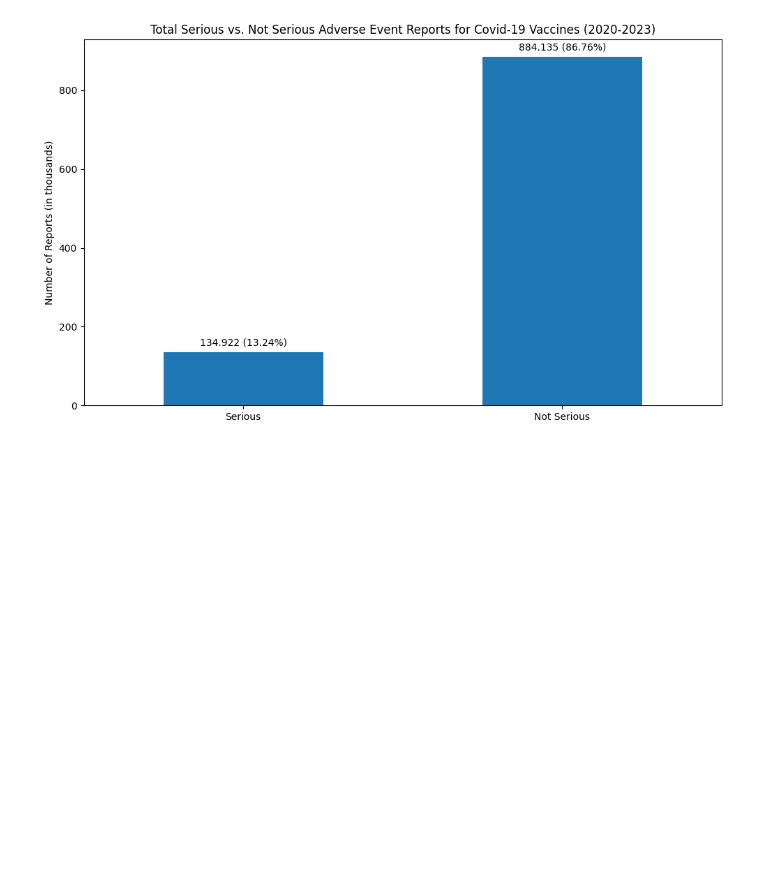
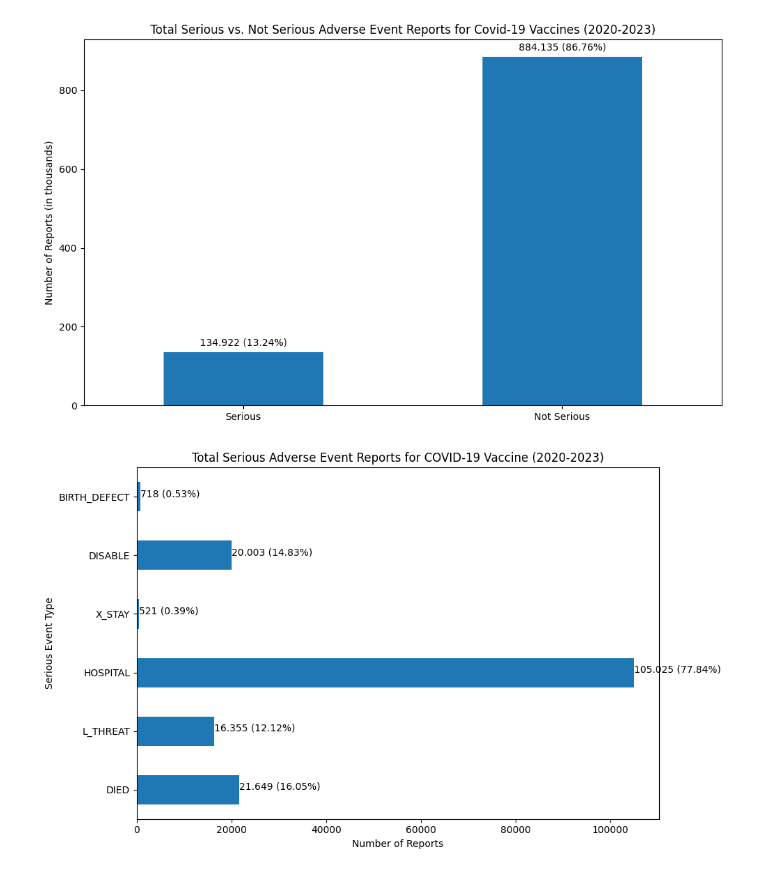
Before and after one commit to ZaNioxX/Masterarbeit, a Jupyter notebook: Data_Exploration/serious_events.ipynb, the cells around one changed output. Drawn from its saved outputs; the diff is of its cells as text; code cells hidden in the pictures; blank space fills up the shorter version.

```diff
--- a/Data_Exploration/serious_events.ipynb
+++ b/Data_Exploration/serious_events.ipynb
@@ -258,3 +389,69 @@ plt.savefig('/Users/sep/PycharmProjects/Masterarbeit/Plots/Data_Exploration/Seri
 plt.show()
 # %% [output]
 [figure]
+# %%
+import pandas as pd
+import matplotlib.pyplot as plt
+
+# Define the columns that indicate a serious report
+serious_columns = ['DIED', 'L_THREAT', 'HOSPITAL', 'X_STAY', 'DISABLE', 'BIRTH_DEFECT']
+
+# Initialize a dictionary to store the counts for each serious event
+serious_counts = {column: 0 for column in serious_columns}
+
+# Initialize a counter for the total number of entries with any serious report for COVID19 vaccine
+total_serious_reports_covid = 0
+
+for year in range(2020, 2024):  # COVID-19 vaccines are relevant from 2020 onwards
+    try:
+        # Construct the file names
+        data_filename = f"/Users/sep/Documents/HAW/Masterarbeit/Daten.nosync/{year}VAERSDATA.csv"
+        vax_filename = f"/Users/sep/Documents/HAW/Masterarbeit/Daten.nosync/{year}VAERSVAX.csv"
+
+        # Load the datasets
+        data_df = pd.read_csv(data_filename, encoding="Iso-8859-1", low_memory=False, usecols=['VAERS_ID'] + serious_columns)
+        vax_df = pd.read_csv(vax_filename, encoding="Iso-8859-1", low_memory=False, usecols=['VAERS_ID', 'VAX_TYPE'])
+
+        # Filter VAERSVAX for COVID19
+        covid_vax_df = vax_df[vax_df['VAX_TYPE'] == 'COVID19']
+
+        # Merge datasets on VAERS_ID
+        merged_df = pd.merge(data_df, covid_vax_df, on='VAERS_ID')
+
+        # Count the number of "Y" values in each serious column for COVID19 vaccine
+        for column in serious_columns:
+            serious_counts[column] += (merged_df[column] == 'Y').sum()
+
+        # Update total serious reports for COVID19 vaccine
+        total_serious_reports_covid += (merged_df[serious_columns].eq('Y').any(axis=1)).sum()
+
+    except Exception as e:
+        print(f"An error occurred for year {year}: {e}")
+
+# Create a DataFrame for plotting
+serious_df = pd.DataFrame({'Count': serious_counts.values()}, index=serious_columns)
+
+# Calculate the percentage for each serious event based on the total number of serious entries
+serious_df['Percentage'] = (serious_df['Count'] / total_serious_reports_covid) * 100
+
+# Custom function to format number with period as thousand separator
+def format_with_period(number):
+    return format(number, ",d").replace(",", ".")
+
+# Plotting
+plt.figure(figsize=(10, 6))
+ax = serious_df['Count'].plot(kind='barh')
+plt.title('Total Serious Adverse Event Reports for COVID-19 Vaccine (2020-2023)')
+plt.xlabel('Number of Reports')
+plt.ylabel('Serious Event Type')
+# Annotate bars with the count and percentage
+for idx, value in enumerate(serious_df['Count']):
+    percentage = serious_df.loc[serious_df.index[idx], 'Percentage']
+    formatted_value = format_with_period(value)
+    plt.text(value, idx, f'{formatted_value} ({percentage:.2f}%)')
+
+plt.tight_layout()
+plt.savefig('/Users/sep/PycharmProjects/Masterarbeit/Plots/Data_Exploration/Serious_Events/Serious_Events_total_Covid19_Vaccines_Individual.png')
+plt.show()
+# %% [output]
+[figure, added]
```
Also changed, not shown: parts of 4 cells of this notebook, 8 other files.
